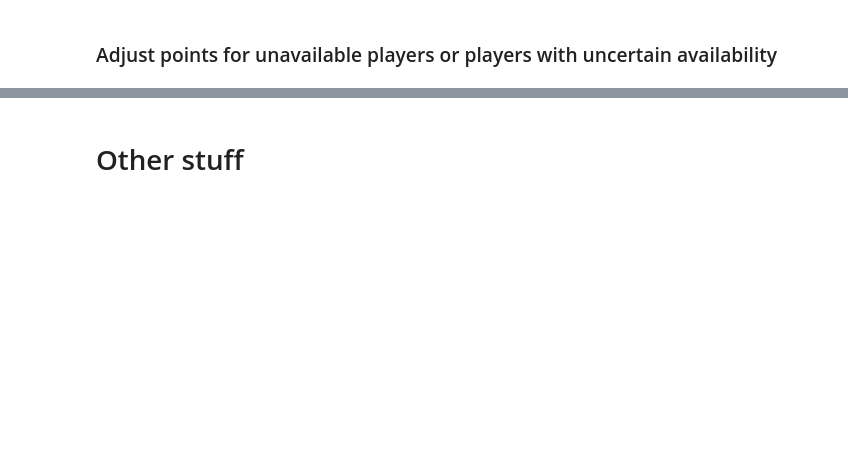
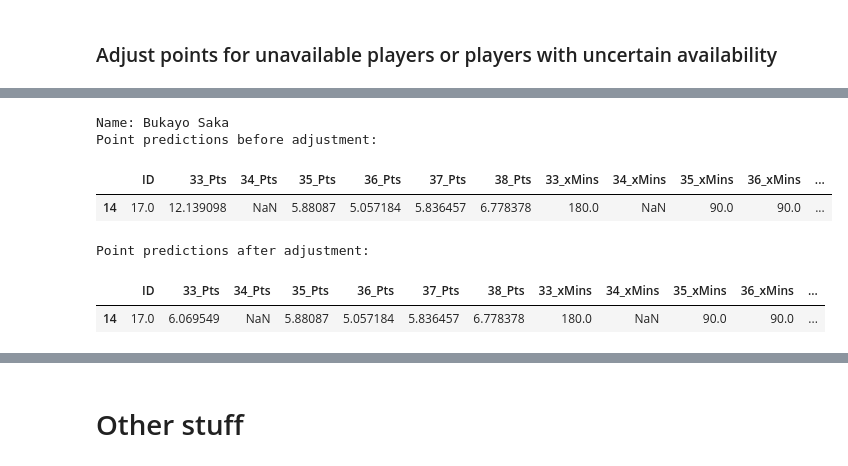
Before and after one commit to jaksticks/Fantasy-Premier-League, a Jupyter notebook: season24_25/notebooks/fplreview_style_projection_data.ipynb, the cells around one changed output, grey strips where cells are left out. Saved outputs shown, nothing was run; the diff lists cells and outputs as text; code cells hidden in the pictures; blank space fills up the shorter version.

```diff
--- a/season24_25/notebooks/fplreview_style_projection_data.ipynb
+++ b/season24_25/notebooks/fplreview_style_projection_data.ipynb
@@ -165,3 +323,11 @@ display(projections.loc[projections.id==player_id, 'name'].unique())
 # %%
-adjust_points_via_weights(player_id=231, gameweeks=[32], weights=[0.75])
+adjust_points_via_weights(player_id=17, gameweeks=[33,34], weights=[0.5,0.75])
+# %% [output]
+Name: Bukayo Saka
+Point predictions before adjustment:
+|  | ID | 33_Pts | 34_Pts | 35_Pts | 36_Pts | 37_Pts | 38_Pts | 33_xMins | 34_xMins | 35_xMins | 36_xMins | ... |
+| 14 | 17.0 | 12.139098 | NaN | 5.88087 | 5.057184 | 5.836457 | 6.778378 | 180.0 | NaN | 90.0 | 90.0 | ... |
+Point predictions after adjustment:
+|  | ID | 33_Pts | 34_Pts | 35_Pts | 36_Pts | 37_Pts | 38_Pts | 33_xMins | 34_xMins | 35_xMins | 36_xMins | ... |
+| 14 | 17.0 | 6.069549 | NaN | 5.88087 | 5.057184 | 5.836457 | 6.778378 | 180.0 | NaN | 90.0 | 90.0 | ... |
 # %%
```
Also changed, not shown: parts of 24 cells of this notebook, 8 other files.
